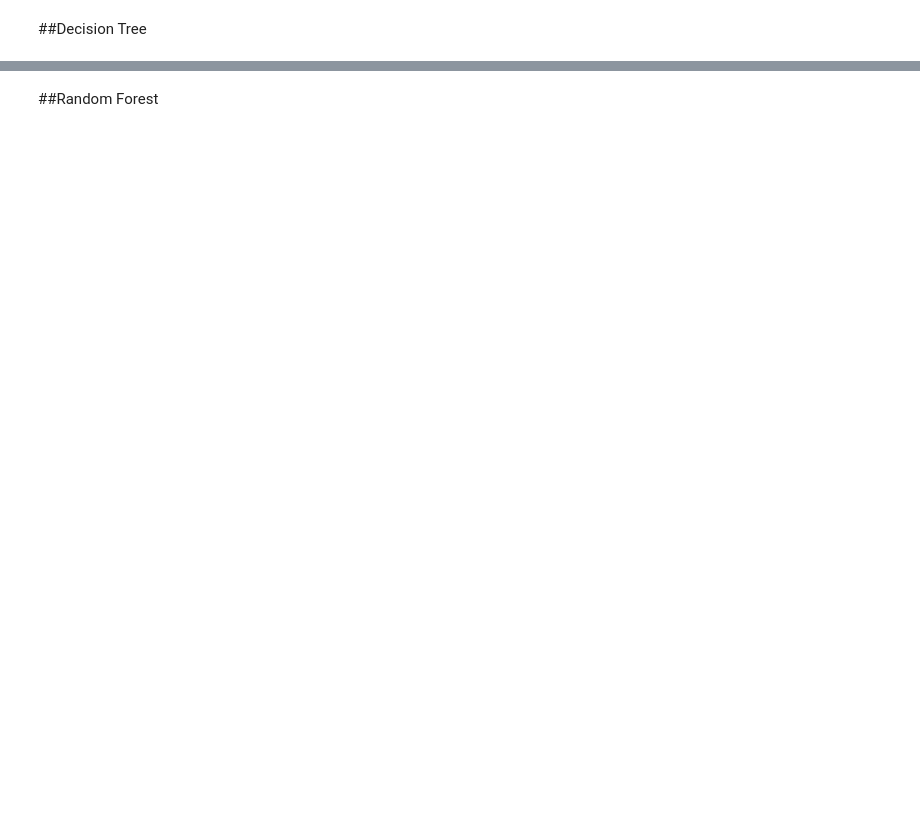
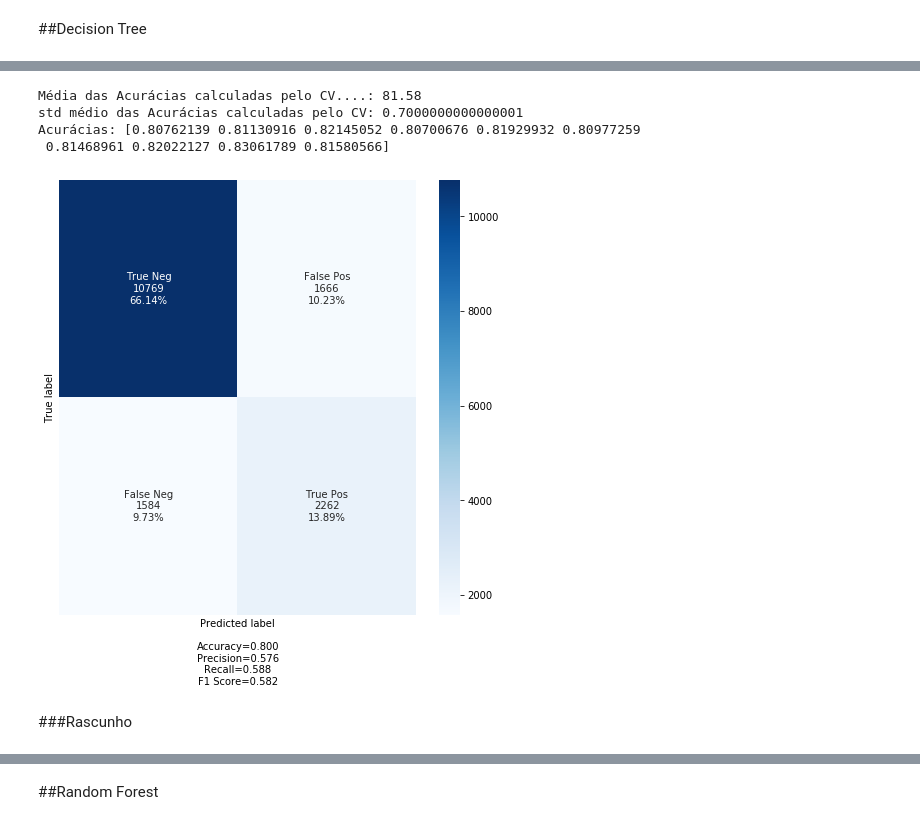
Before and after one commit to massaoHigaskino/DSWP, a Jupyter notebook: dswp_grupo1.ipynb, the cells around one changed output, grey strips where cells are left out. Saved outputs shown, nothing was run; the diff lists cells and outputs as text; code cells hidden in the pictures; blank space fills up the shorter version.

Commit message:
Prepared notebook to run both, processed and non processed data.

```diff
--- a/dswp_grupo1.ipynb
+++ b/dswp_grupo1.ipynb
@@ -630,4 +701,5 @@ df_50k.head(5)
 # %% [markdown]
 ##Preparando dados para treinamento/geração de modelo
 # %%
-df_50k.loc[:,['age_class','fnlwgt','education-num','capital-gain','capital-loss','hours-per-week']]
+def preparar_dataframe_tipo_50k(i_df_50k):
+  return i_df_50k.loc[:,['age_class','fnlwgt','education-num','capital-gain','capital-loss','hours-per-week']].join(pd.get_dummies(i_df_50k.loc[:,['workclass','education','marital-status','occupation','relationship','race','sex','native-country']])), i_df_50k.loc[:,['ind_50k']]
@@ -665,0 +706,2 @@ pd.get_dummies(df_50k.loc[:,['workclass','education','marital-status','occupatio
+# %%
+df_50k_X, df_50k_y = preparar_dataframe_tipo_50k(df_50k)
@@ -665,0 +756,2 @@ pd.get_dummies(df_50k.loc[:,['workclass','education','marital-status','occupatio
+# %%
+df_50k_test_X, df_50k_test_y = preparar_dataframe_tipo_50k(df_50k_test)
@@ -665,0 +795,6 @@ pd.get_dummies(df_50k.loc[:,['workclass','education','marital-status','occupatio
+# %%
+# Cria em df_50k_test_X colunas que existem em df_50k_X mas não existem em df_50k_test_X, preenchendo com valor default 0
+for val in list(set(df_50k_X.columns) - set(df_50k_test_X.columns)):
+  df_50k_test_X[val] = 0
+
+df_50k_test_X
@@ -922,3 +1118,14 @@ decisionTree.start()
+# %%
+decisionTree = ProcessDecisionTree(i_Seed, i_CV, df_50k_X, df_50k_y, df_50k_test_y, df_50k_test_X, make_confusion_matrix)
+decisionTree.start()
+# %% [output]
+Média das Acurácias calculadas pelo CV....: 81.58
+std médio das Acurácias calculadas pelo CV: 0.7000000000000001
+Acurácias: [0.80762139 0.81130916 0.82145052 0.80700676 0.81929932 0.80977259
+ 0.81468961 0.82022127 0.83061789 0.81580566]
+[figure, added]
+# %% [markdown]
+###Rascunho
 # %%
 # Instancia...
 Model_DT= DecisionTreeClassifier(criterion='gini', splitter='best',
```
Also changed, not shown: parts of 33 cells of this notebook.
